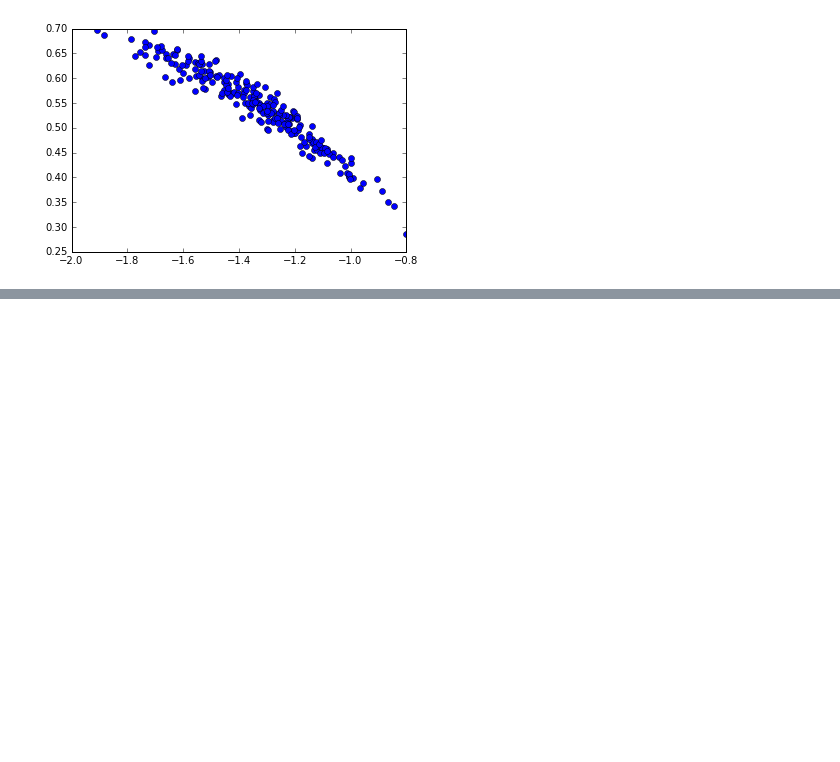
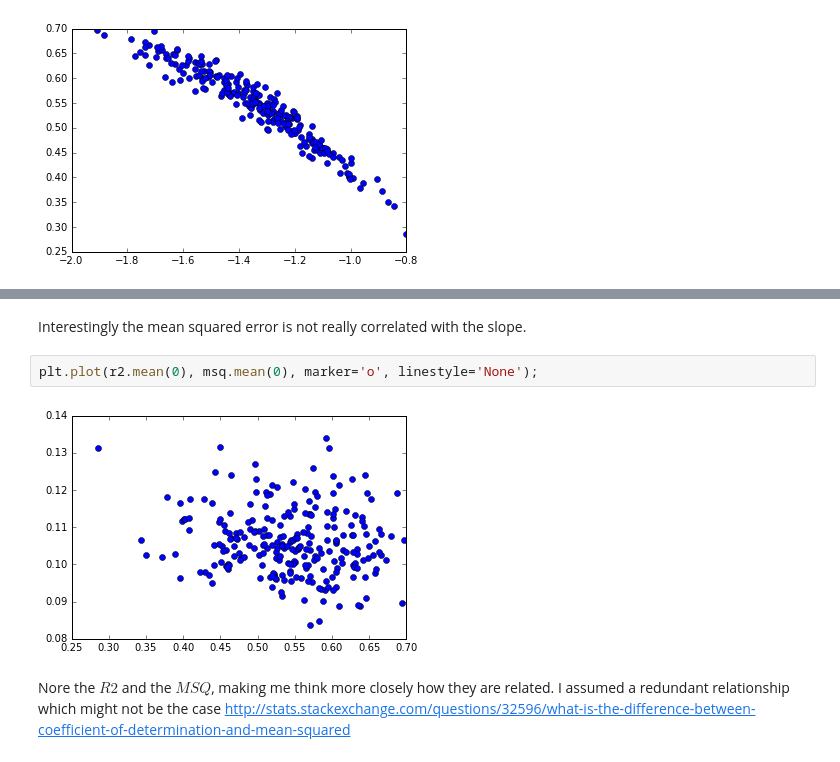
Before and after one commit to neurospin/meg_study_dynamic_scales, a Jupyter notebook: scripts/plot_figures_one.ipynb, the cells around one changed output, grey strips where cells are left out. Saved outputs shown, nothing was run; the diff lists cells and outputs as text; blank space fills up the shorter version.

```diff
--- a/scripts/plot_figures_one.ipynb
+++ b/scripts/plot_figures_one.ipynb
@@ -283,0 +288,9 @@ Our fit is correlated with the predicted with the slope. Well think about it. Th
+# %% [markdown]
+Interestingly the mean squared error is not really correlated with the slope.
+# %%
+plt.plot(r2.mean(0), msq.mean(0), marker='o', linestyle='None');
+# %% [output]
+[figure, added]
+# %% [markdown]
+Nore the $R2$ and the $MSQ$, making me think more closely how they are related. I assumed a redundant relationship which might not be the case
+http://stats.stackexchange.com/questions/32596/what-is-the-difference-between-coefficient-of-determination-and-mean-squared
```
Also changed, not shown: parts of 2 cells of this notebook.
